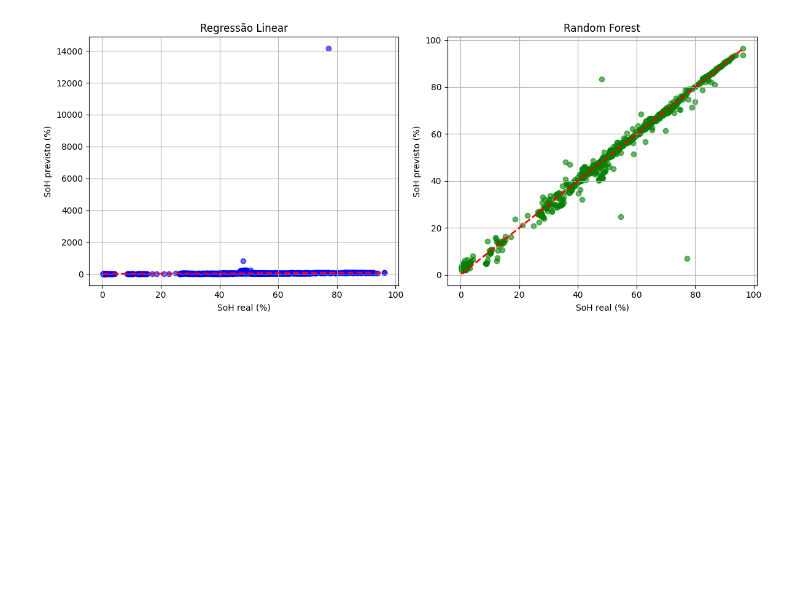
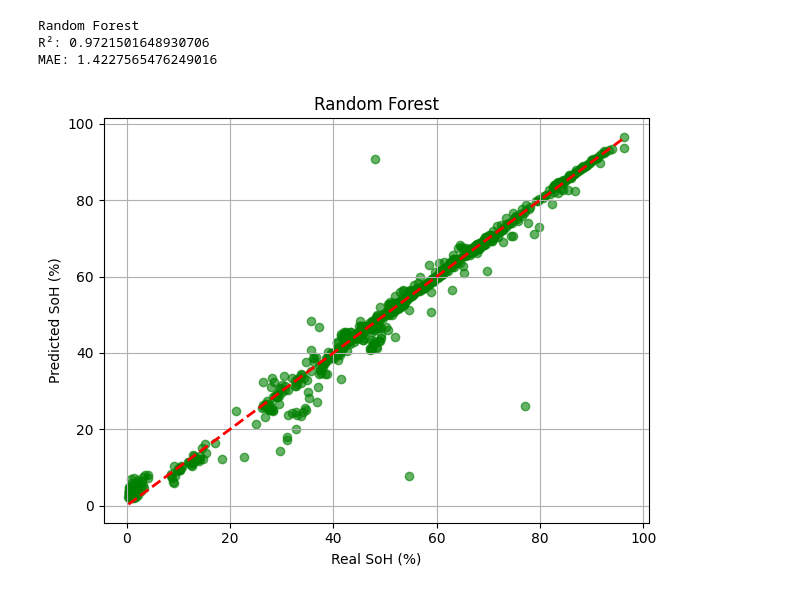
Before and after one commit to gsscala/star_dataset, a Jupyter notebook: munich_estimate_soh/estimate_soh2.ipynb, the cells around one changed output. Drawn from its saved outputs; the diff is of its cells as text; code cells hidden in the pictures; blank space fills up the shorter version.

Commit message:
estimate soh models

```diff
--- a/munich_estimate_soh/estimate_soh2.ipynb
+++ b/munich_estimate_soh/estimate_soh2.ipynb
@@ -247,25 +205,23 @@ dtype: float64
-# %%
-plt.figure(figsize=(12,5))
-
-# RL
-plt.subplot(1, 2, 1)
-plt.scatter(y_test, y_pred_lin, color='blue', alpha=0.6)
-plt.plot([y_test.min(), y_test.max()], [y_test.min(), y_test.max()], 'r--', lw=2)
-plt.xlabel("SoH real (%)")
-plt.ylabel("SoH previsto (%)")
-plt.title("Regressão Linear")
-plt.grid(True)
-
-# RF
-plt.subplot(1, 2, 2)
-plt.scatter(y_test, y_pred_rf, color='green', alpha=0.6)
-plt.plot([y_test.min(), y_test.max()], [y_test.min(), y_test.max()], 'r--', lw=2)
-plt.xlabel("SoH real (%)")
-plt.ylabel("SoH previsto (%)")
-plt.title("Random Forest")
-plt.grid(True)
-
-plt.tight_layout()
-plt.show()
-# %% [output]
-[figure, removed]
+# %%
+# Creates the final data frame
+df = create_df()
+# %%
+# Train size: 80%; Test size: 20%
+cells = df["cell_id"].unique()
+train_cells, test_cells = train_test_split(cells, test_size=0.2, random_state=42)
+
+# Creating X and Y test/train
+train_df = df[df["cell_id"].isin(train_cells)]
+test_df = df[df["cell_id"].isin(test_cells)]
+X_train = train_df.drop(columns=["SoH", "cell_id"])
+y_train = train_df["SoH"]
+X_test = test_df.drop(columns=["SoH", "cell_id"])
+y_test = test_df["SoH"]
+
+# Train model and show results
+RFmodel(X_train, y_train, X_test, y_test)
+# %% [output]
+Random Forest
+R²: 0.9721501648930706
+MAE: 1.4227565476249016
+[figure, added]
```
Also changed, not shown: parts of 4 cells of this notebook, 8 other files.
